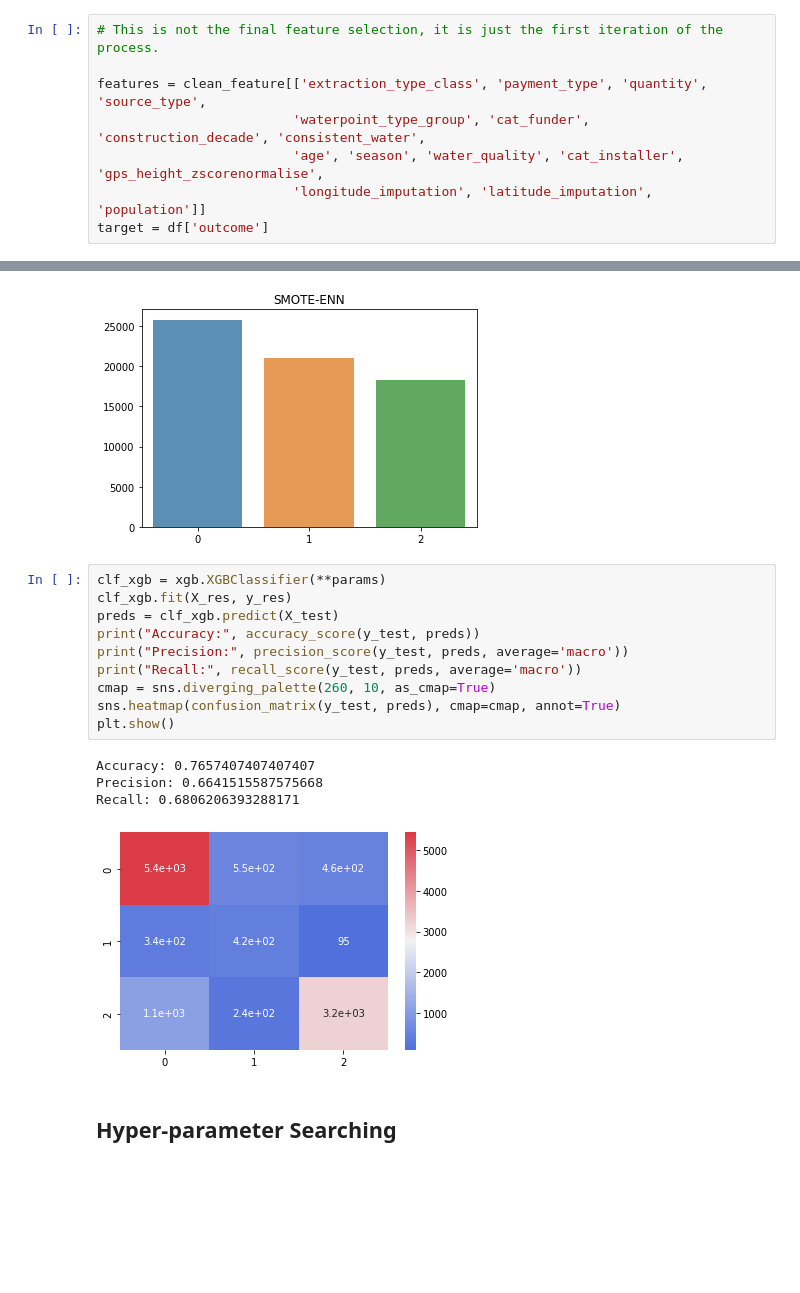
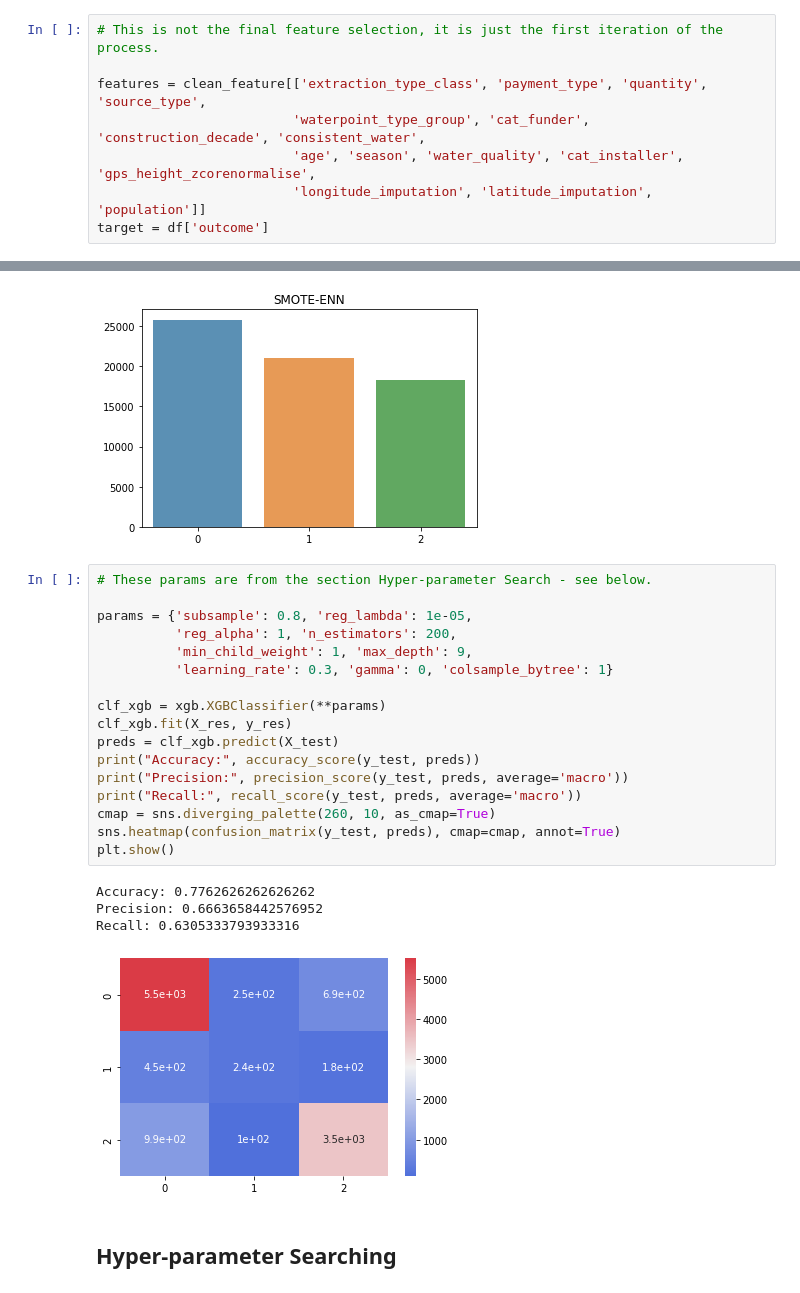
Before and after one commit to JasonErwin/dma-project, a Jupyter notebook: EDA_AND_Modelling.ipynb, the cells around one changed output, grey strips where cells are left out. Drawn from its saved outputs; the diff is of its cells as text; blank space fills up the shorter version.

```diff
--- a/EDA_AND_Modelling.ipynb
+++ b/EDA_AND_Modelling.ipynb
@@ -244,7 +246,7 @@ In terms of continous variables, we know that `gps_height_*normalized` has a hig
 
 features = clean_feature[['extraction_type_class', 'payment_type', 'quantity', 'source_type',
                          'waterpoint_type_group', 'cat_funder', 'construction_decade', 'consistent_water',
-                         'age', 'season', 'water_quality', 'cat_installer', 'gps_height_zscorenormalise',
+                         'age', 'season', 'water_quality', 'cat_installer', 'gps_height_zcorenormalise',
                          'longitude_imputation', 'latitude_imputation', 'population']]
 target = df['outcome']
 # %%
@@ -350,20 +352,27 @@ plt.show()
 # %% [output]
 [figure]
 # %%
+# These params are from the section Hyper-parameter Search - see below.
+
+params = {'subsample': 0.8, 'reg_lambda': 1e-05,
+          'reg_alpha': 1, 'n_estimators': 200,
+          'min_child_weight': 1, 'max_depth': 9,
+          'learning_rate': 0.3, 'gamma': 0, 'colsample_bytree': 1}
+
 clf_xgb = xgb.XGBClassifier(**params)
 clf_xgb.fit(X_res, y_res)
 preds = clf_xgb.predict(X_test)
 print("Accuracy:", accuracy_score(y_test, preds))
 print("Precision:", precision_score(y_test, preds, average='macro'))
 print("Recall:", recall_score(y_test, preds, average='macro'))
 cmap = sns.diverging_palette(260, 10, as_cmap=True)
 sns.heatmap(confusion_matrix(y_test, preds), cmap=cmap, annot=True)
 plt.show()
 # %% [output]
-Accuracy: 0.7657407407407407
-Precision: 0.6641515587575668
-Recall: 0.6806206393288171
+Accuracy: 0.7762626262626262
+Precision: 0.6663658442576952
+Recall: 0.6305333793933316
-[figure, old version]
+[figure, new version]
 # %% [markdown]
 ## Hyper-parameter Searching
 # %% [markdown]
```
Also changed, not shown: parts of 12 cells of this notebook, 5 other files.
